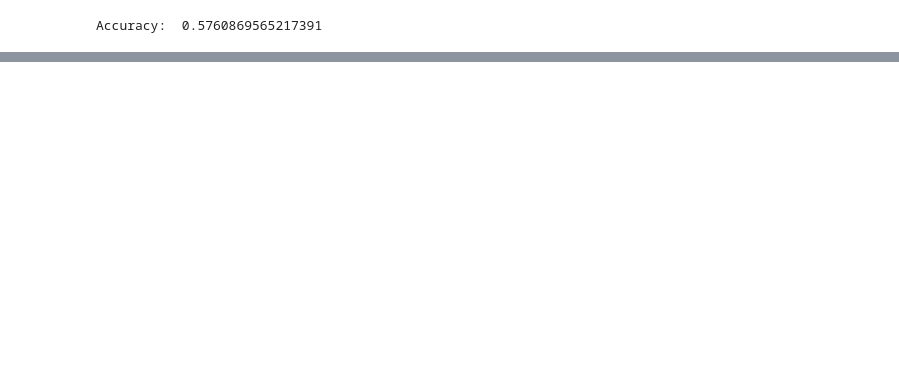
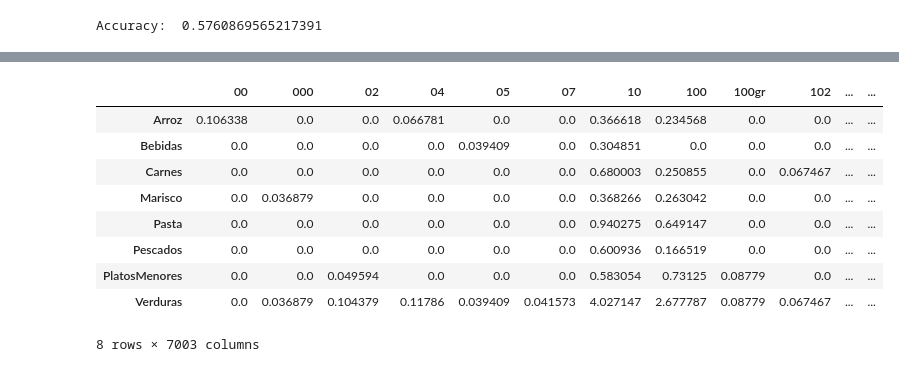
Before and after one commit to adobrasca512/EatEaser, a Jupyter notebook: EatEaser-ProyectoI.ipynb, the cells around one changed output, grey strips where cells are left out. Drawn from its saved outputs; the diff is of its cells as text; code cells hidden in the pictures; blank space fills up the shorter version.

```diff
--- a/EatEaser-ProyectoI.ipynb
+++ b/EatEaser-ProyectoI.ipynb
@@ -712,0 +768,12 @@ warnings.filterwarnings('ignore')
+# %%
+
+tf=[]
+h=0
+for j in df['clasif'].unique():
+
+    hy=[]
+    for i in range(len(df[df['clasif']==j])):
+        hy.append(" ".join(df[df['clasif']==j]['receta'][h]))
+        h=h+1
+    tf.append(hy)
+print(type(tf))
@@ -712,0 +802,44 @@ warnings.filterwarnings('ignore')
+# %%
+
+hola=[]
+for i,j in enumerate(df['receta']):
+    hola.append(" ".join(j))
+vectorizer= TfidfVectorizer()
+vect = vectorizer.fit_transform(hola)
+
+variable=vectorizer.get_feature_names()
+arr=vect.toarray()
+v=[]
+for i in df['clasif'].unique():
+    if i==0:
+        v.append(arr[:len(df[df['clasif']==i])])
+    elif i<max(df['clasif'].unique()):
+        v.append(arr[len(df[df['clasif']<=i-1]):len(df[df['clasif']<=i])])
+    else:
+        v.append(arr[len(df[df['clasif']==i-1]):])
+
+w=[]
+for i in range(len(v)):
+    w.append(sum(v[i]))
+
+
+
+variables=dict.fromkeys(variable,None)
+
+tf1=pd.DataFrame(variables,index=[0])
+for i in df['clasif'].unique():
+    tf1.loc[i]=w[i]
+
+tf1.index = pd.Series(['Arroz', 'Bebidas', 'Carnes','Marisco','Pasta','Pescados','PlatosMenores','Verduras'])
+tf1
+# %% [output]
+|  | 00 | 000 | 02 | 04 | 05 | 07 | 10 | 100 | 100gr | 102 | ... | ... |
+| Arroz | 0.106338 | 0.0 | 0.0 | 0.066781 | 0.0 | 0.0 | 0.366618 | 0.234568 | 0.0 | 0.0 | ... | ... |
+| Bebidas | 0.0 | 0.0 | 0.0 | 0.0 | 0.039409 | 0.0 | 0.304851 | 0.0 | 0.0 | 0.0 | ... | ... |
+| Carnes | 0.0 | 0.0 | 0.0 | 0.0 | 0.0 | 0.0 | 0.680003 | 0.250855 | 0.0 | 0.067467 | ... | ... |
+| Marisco | 0.0 | 0.036879 | 0.0 | 0.0 | 0.0 | 0.0 | 0.368266 | 0.263042 | 0.0 | 0.0 | ... | ... |
+| Pasta | 0.0 | 0.0 | 0.0 | 0.0 | 0.0 | 0.0 | 0.940275 | 0.649147 | 0.0 | 0.0 | ... | ... |
+| Pescados | 0.0 | 0.0 | 0.0 | 0.0 | 0.0 | 0.0 | 0.600936 | 0.166519 | 0.0 | 0.0 | ... | ... |
+| PlatosMenores | 0.0 | 0.0 | 0.049594 | 0.0 | 0.0 | 0.0 | 0.583054 | 0.73125 | 0.08779 | 0.0 | ... | ... |
+| Verduras | 0.0 | 0.036879 | 0.104379 | 0.11786 | 0.039409 | 0.041573 | 4.027147 | 2.677787 | 0.08779 | 0.067467 | ... | ... |
+8 rows × 7003 columns
```
Also changed, not shown: parts of 19 cells of this notebook.
